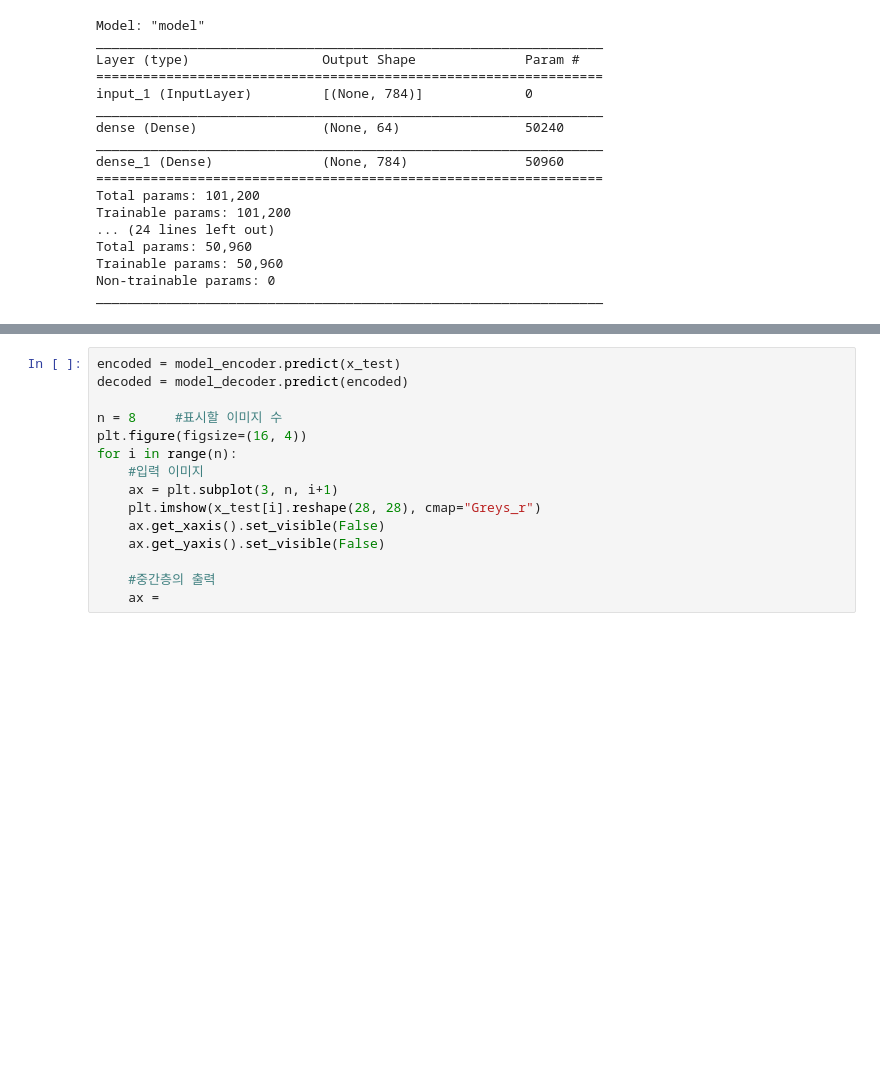
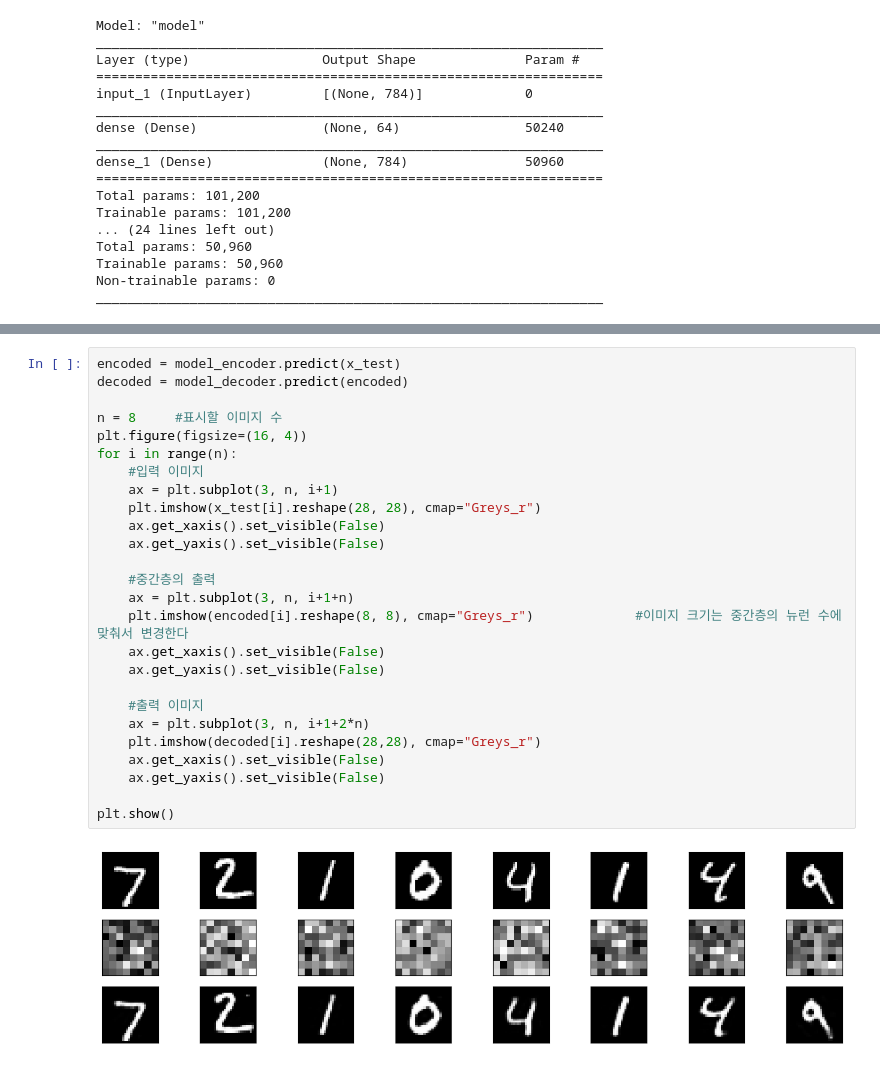
Before and after one commit to hyyy11/colab0000, a Jupyter notebook: 15일차_0401.ipynb, the cells around one changed output, grey strips where cells are left out. Drawn from its saved outputs; the diff is of its cells as text; blank space fills up the shorter version.

```diff
--- a/15일차_0401.ipynb
+++ b/15일차_0401.ipynb
@@ -301,15 +301,28 @@ Epoch 20/20
 # %%
 encoded = model_encoder.predict(x_test)
 decoded = model_decoder.predict(encoded)
 
 n = 8     #표시할 이미지 수
 plt.figure(figsize=(16, 4))
 for i in range(n):
     #입력 이미지
     ax = plt.subplot(3, n, i+1)
     plt.imshow(x_test[i].reshape(28, 28), cmap="Greys_r")
     ax.get_xaxis().set_visible(False)
     ax.get_yaxis().set_visible(False)
 
     #중간층의 출력
-    ax =
+    ax = plt.subplot(3, n, i+1+n)
+    plt.imshow(encoded[i].reshape(8, 8), cmap="Greys_r")             #이미지 크기는 중간층의 뉴런 수에 맞춰서 변경한다
+    ax.get_xaxis().set_visible(False)
+    ax.get_yaxis().set_visible(False)
+
+    #출력 이미지
+    ax = plt.subplot(3, n, i+1+2*n)
+    plt.imshow(decoded[i].reshape(28,28), cmap="Greys_r")
+    ax.get_xaxis().set_visible(False)
+    ax.get_yaxis().set_visible(False)
+
+plt.show()
+# %% [output]
+[figure, added]
```
Also changed, not shown: parts of 2 cells of this notebook.
